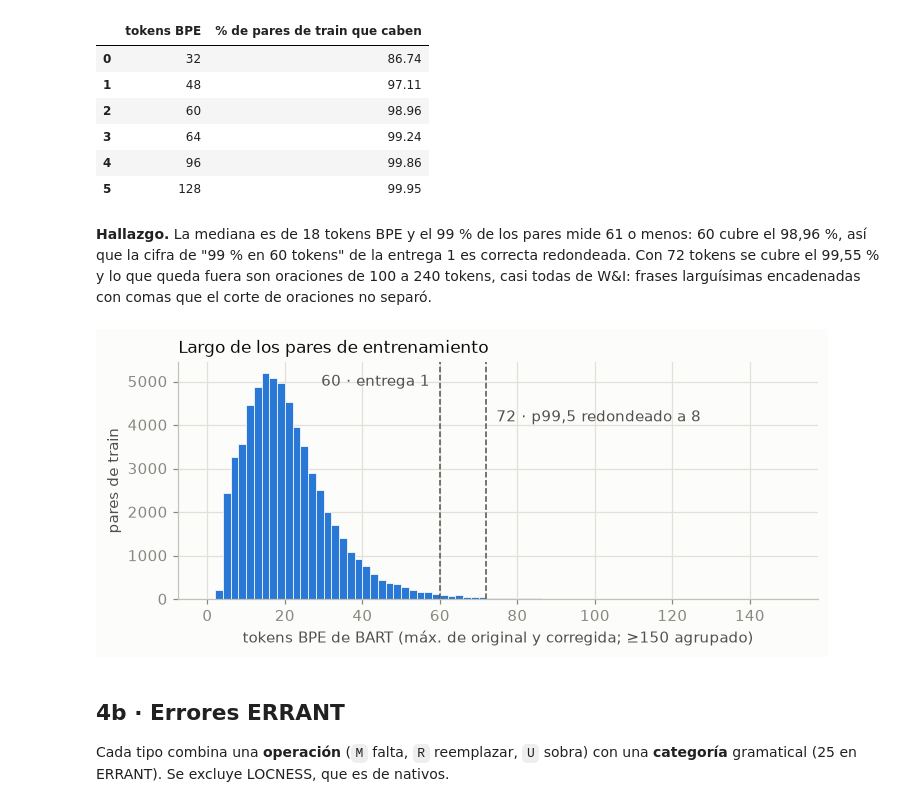
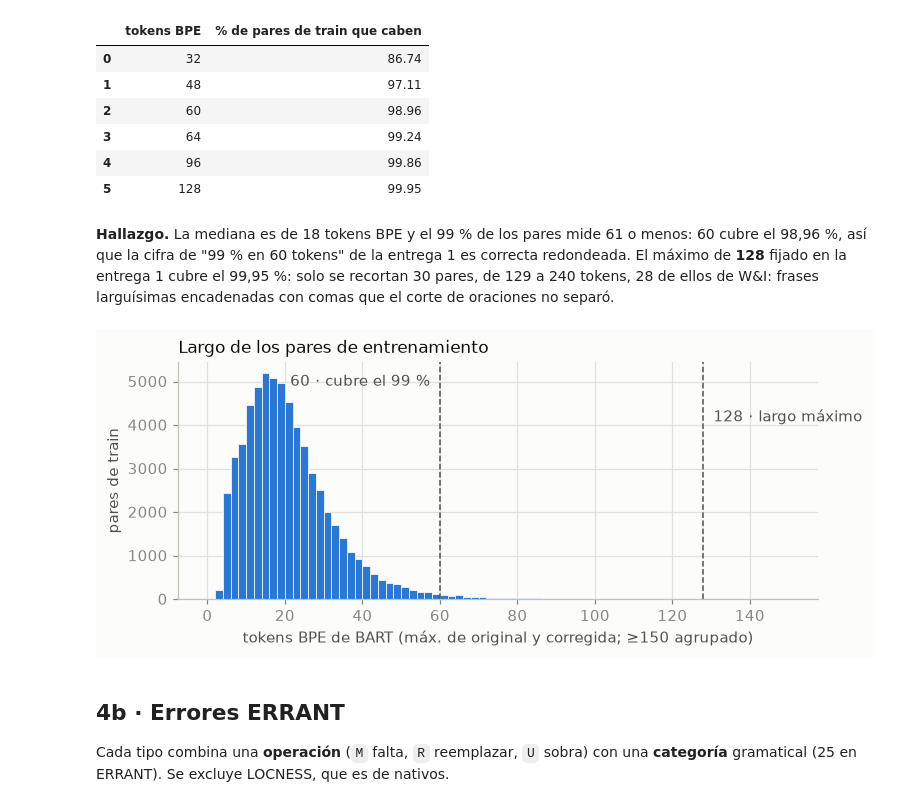
Before and after one commit to CamiloGarcia06/maestria-pln, a Jupyter notebook: proyecto-final/notebooks/01_analisis_datos.ipynb, the cells around one changed output. Drawn from its saved outputs; the diff is of its cells as text; code cells hidden in the pictures.

Commit message:
Proyecto final: largo máximo de 128 tokens como en la entrega 1; CEFR solo descriptivo
Co-Authored-By: Claude Opus 5.5 (1M context) <noreply@anthropic.com>

```diff
--- a/proyecto-final/notebooks/01_analisis_datos.ipynb
+++ b/proyecto-final/notebooks/01_analisis_datos.ipynb
@@ -302,21 +302,21 @@ percentiles 50/90/95/99/99.5: [18. 35. 42. 61. 71.] · máximo: 240
 | 4 | 96 | 99.86 |
 | 5 | 128 | 99.95 |
 # %% [markdown]
-**Hallazgo.** La mediana es de 18 tokens BPE y el 99 % de los pares mide 61 o menos: 60 cubre el 98,96 %, así que la cifra de "99 % en 60 tokens" de la entrega 1 es correcta redondeada. Con 72 tokens se cubre el 99,55 % y lo que queda fuera son oraciones de 100 a 240 tokens, casi todas de W&I: frases larguísimas encadenadas con comas que el corte de oraciones no separó.
+**Hallazgo.** La mediana es de 18 tokens BPE y el 99 % de los pares mide 61 o menos: 60 cubre el 98,96 %, así que la cifra de "99 % en 60 tokens" de la entrega 1 es correcta redondeada. El máximo de **128** fijado en la entrega 1 cubre el 99,95 %: solo se recortan 30 pares, de 129 a 240 tokens, 28 de ellos de W&I: frases larguísimas encadenadas con comas que el corte de oraciones no separó.
 # %%
 fig, ax = plt.subplots(figsize=(7.5, 2.8))
 ax.hist(bpe_train.clip(upper=150), bins=np.arange(0, 152, 2), color=AZUL, edgecolor="#fcfcfb", linewidth=0.5)
-L = int(np.ceil(np.percentile(bpe_train, 99.5) / 8) * 8)
+L = 128  # largo máximo fijado en la entrega 1
 alto = ax.get_ylim()[1]
-for x, etiqueta, y, ha in [(60, "60 · entrega 1  ", 0.9, "right"), (L, f"  {L} · p99,5 redondeado a 8", 0.75, "left")]:
+for x, etiqueta, y, ha in [(60, "60 · cubre el 99 %  ", 0.9, "right"), (L, f"  {L} · largo máximo", 0.75, "left")]:
     ax.axvline(x, color="#52514e", linewidth=1, linestyle="--")
     ax.text(x, alto * y, etiqueta, color="#52514e", ha=ha)
 ax.set_xlabel("tokens BPE de BART (máx. de original y corregida; ≥150 agrupado)")
 ax.set_ylabel("pares de train")
 ax.set_title("Largo de los pares de entrenamiento")
 guardar(fig, "03_largo_bpe.png")
 # %% [output]
-[figure, old version]
+[figure, new version]
 # %% [markdown]
 ## 4b · Errores ERRANT
 
```
Also changed, not shown: parts of 4 cells of this notebook, 2 other files.
